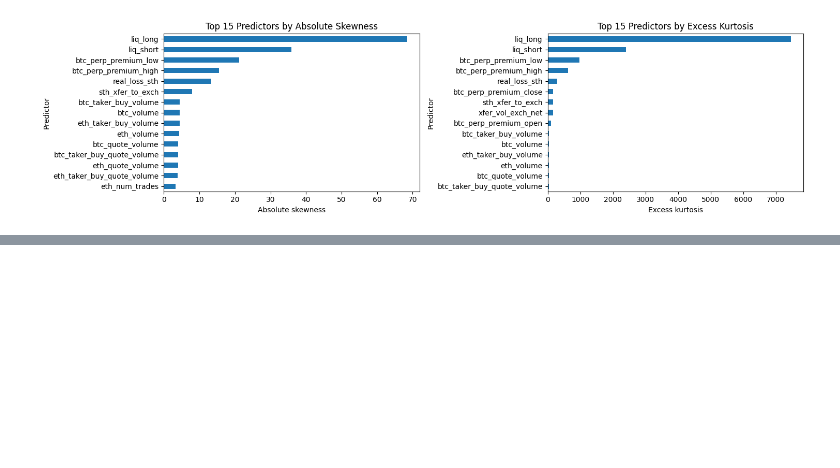
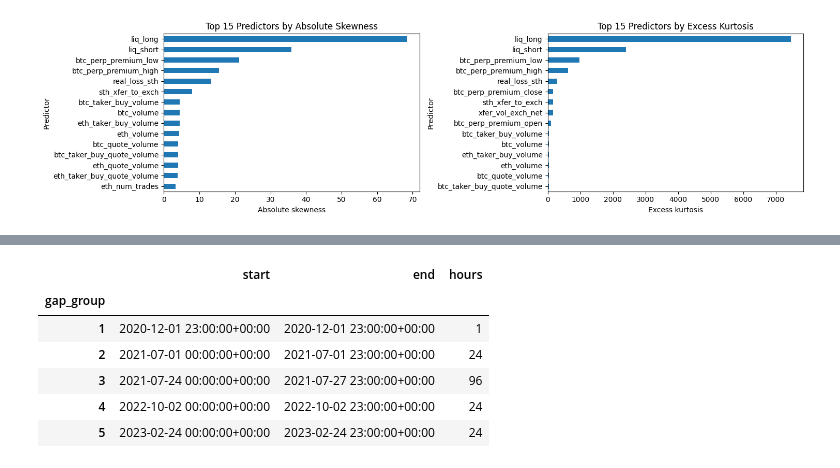
Before and after one commit to jade-lam/CQF, a Jupyter notebook: CQF_Final_Project.ipynb, the cells around one changed output, grey strips where cells are left out. Saved outputs shown, nothing was run; the diff lists cells and outputs as text; code cells hidden in the pictures; blank space fills up the shorter version.

```diff
--- a/CQF_Final_Project.ipynb
+++ b/CQF_Final_Project.ipynb
@@ -2021,0 +2051,18 @@ plt.show()
+# %%
+premium_missing = X_train.loc[X_train[premium_cols].isna().any(axis=1), ["timestamp"]].copy()
+premium_missing["gap_group"] = premium_missing["timestamp"].diff().ne(pd.Timedelta(hours=1)).cumsum()
+
+premium_gap_summary = premium_missing.groupby("gap_group").agg(
+    start=("timestamp", "min"),
+    end=("timestamp", "max"),
+    hours=("timestamp", "size"))
+
+premium_gap_summary
+# %% [output]
+|  | start | end | hours |
+| gap_group |  |  |  |
+| 1 | 2020-12-01 23:00:00+00:00 | 2020-12-01 23:00:00+00:00 | 1 |
+| 2 | 2021-07-01 00:00:00+00:00 | 2021-07-01 23:00:00+00:00 | 24 |
+| 3 | 2021-07-24 00:00:00+00:00 | 2021-07-27 23:00:00+00:00 | 96 |
+| 4 | 2022-10-02 00:00:00+00:00 | 2022-10-02 23:00:00+00:00 | 24 |
+| 5 | 2023-02-24 00:00:00+00:00 | 2023-02-24 23:00:00+00:00 | 24 |
```
Also changed, not shown: parts of 11 cells of this notebook.
